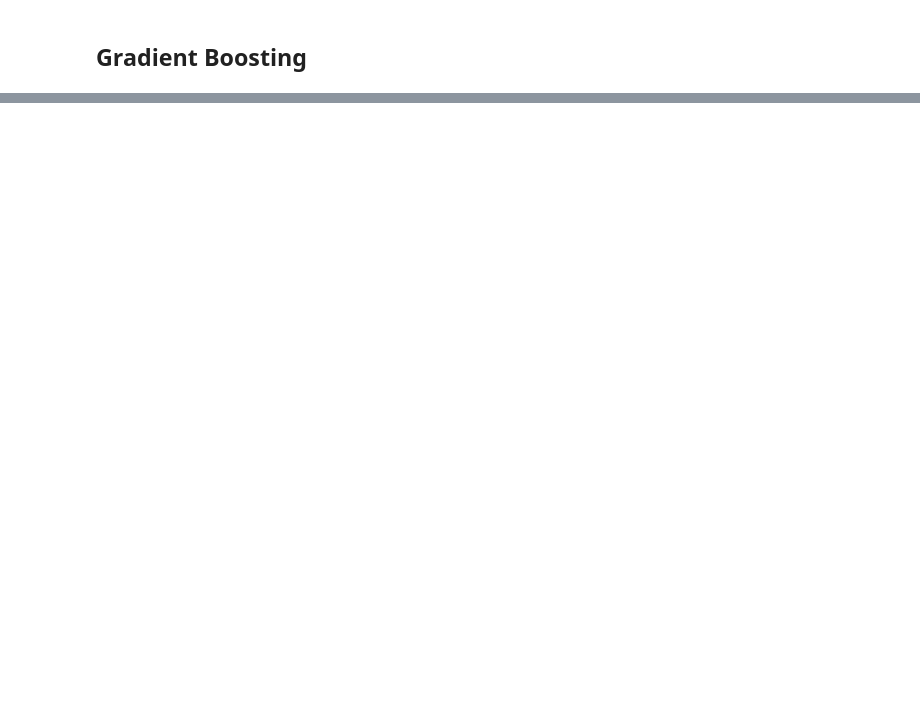
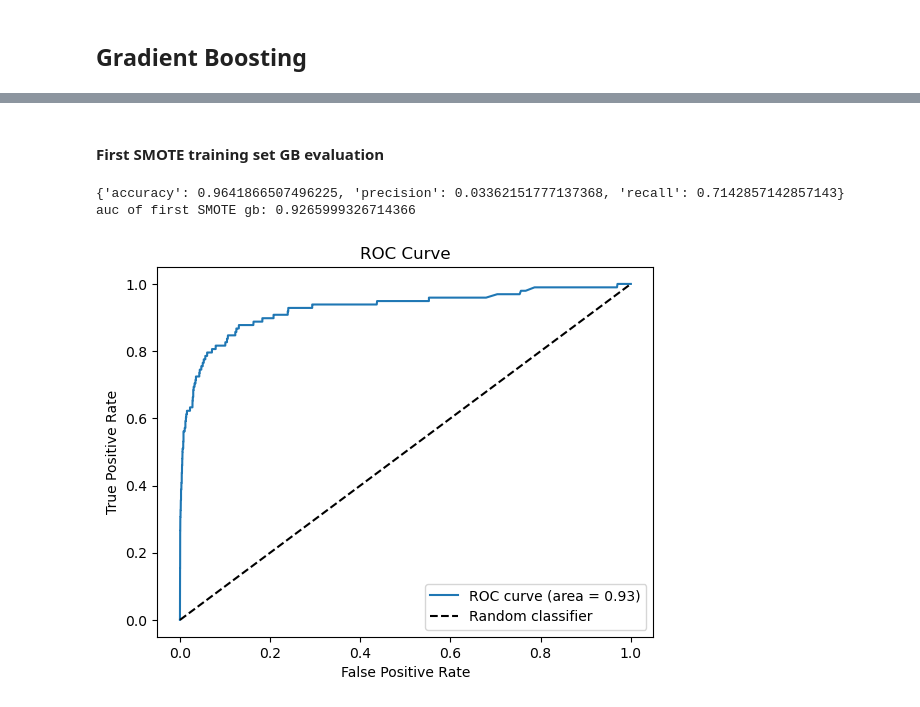
Before and after one commit to KyleDennis25/Credit-Card-Fraud-Detection, a Jupyter notebook: project.ipynb, the cells around one changed output, grey strips where cells are left out. Cells and saved outputs as stored; diff of their text form; code cells hidden in the pictures; blank space fills up the shorter version.

```diff
--- a/project.ipynb
+++ b/project.ipynb
@@ -129,0 +190,15 @@ auc of first SMOTE lr: 0.8818692361581661
+# %%
+# Initialize base model
+gb = GradientBoostingClassifier(random_state=22)
+
+# Fit model and get predictions
+y_pred_prob_gb, y_pred_gb = train_and_predict(gb, X_train_scaled, y_train, X_test_scaled)
+
+# Get accuracy metrics
+gb_metrics = calculate_metrics(y_test, y_pred_gb)
+print(gb_metrics)
+gb_auc = roc_auc_score(y_test, y_pred_prob_gb)
+print('auc of base gb: '+ str(gb_auc))
+
+# Plot auc
+roc_plot(y_test, y_pred_prob_gb, gb_auc)
@@ -129,0 +209,18 @@ auc of first SMOTE lr: 0.8818692361581661
+# %% [markdown]
+#### First SMOTE training set GB evaluation
+# %%
+# Fit first SMOTE model and get predictions
+y_pred_prob_gb2, y_pred_gb2 = train_and_predict(gb, X_train_scaled_sampled, y_train_sampled, X_test_scaled)
+
+# Get accuracy metrics
+gb_metrics2 = calculate_metrics(y_test, y_pred_gb2)
+print(gb_metrics2)
+gb_auc2 = roc_auc_score(y_test, y_pred_prob_gb2)
+print('auc of first SMOTE gb: '+ str(gb_auc2))
+
+# Plot auc
+roc_plot(y_test, y_pred_prob_gb2, gb_auc2)
+# %% [output]
+{'accuracy': 0.9641866507496225, 'precision': 0.03362151777137368, 'recall': 0.7142857142857143}
+auc of first SMOTE gb: 0.9265999326714366
+[figure, added]
```
Also changed, not shown: parts of 15 cells of this notebook.
